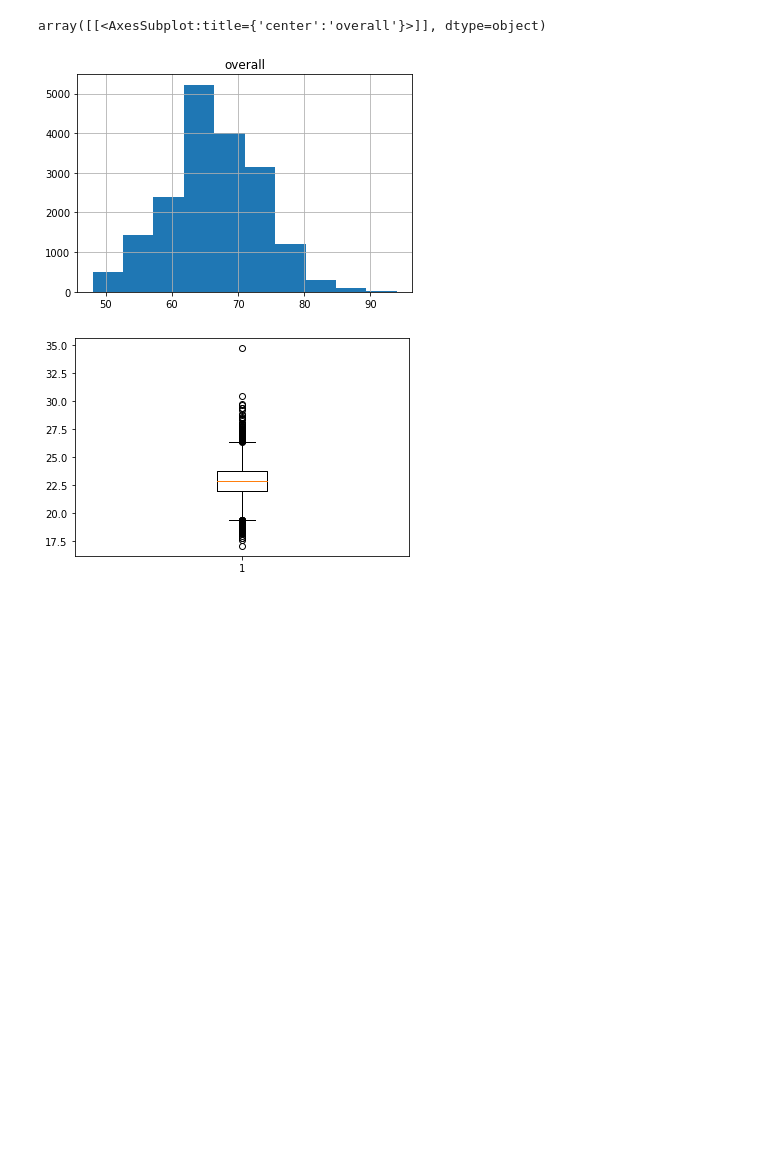
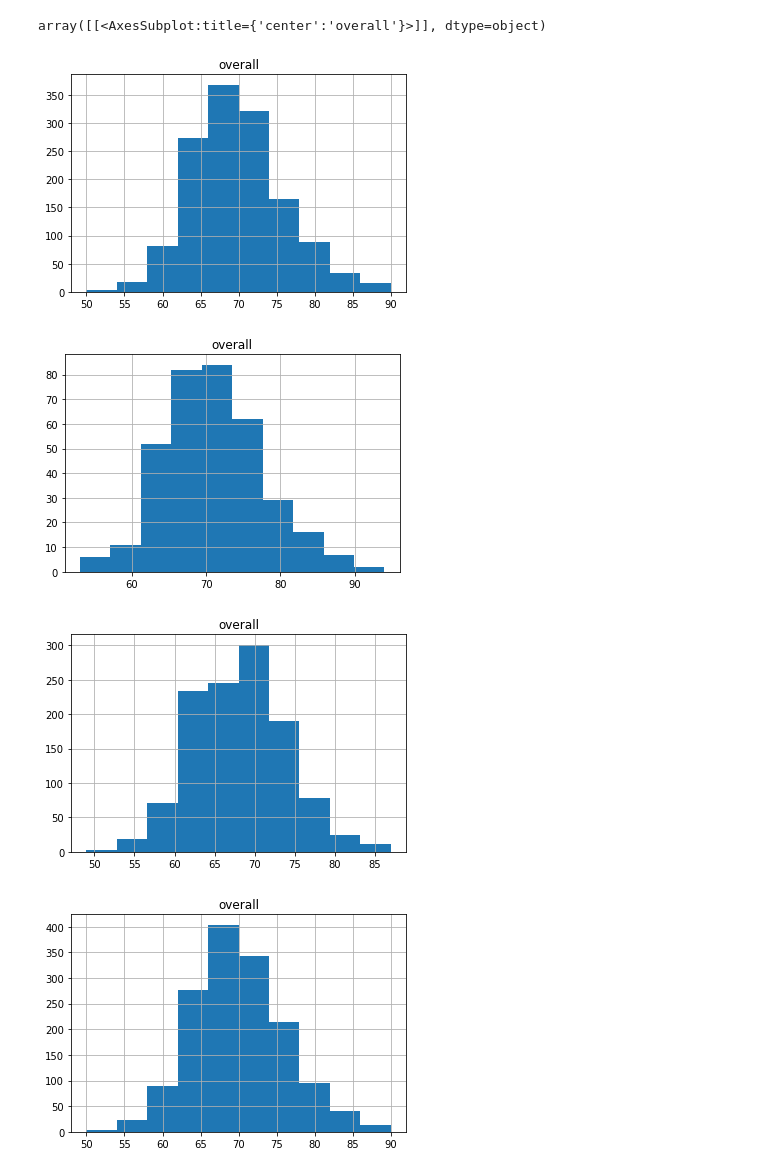
Before and after one commit to LaRuim/SDS-Project, a Jupyter notebook: scripts/graphs/Heatmap/footballers_graph_vis.ipynb, the cells around one changed output. Saved outputs shown, nothing was run; the diff lists cells and outputs as text; code cells hidden in the pictures; blank space fills up the shorter version.

```diff
--- a/scripts/graphs/Heatmap/footballers_graph_vis.ipynb
+++ b/scripts/graphs/Heatmap/footballers_graph_vis.ipynb
@@ -19,22 +19,21 @@ data
-# %%
-data.hist(column='overall')
-# %% [output]
-array([[<AxesSubplot:title={'center':'overall'}>]], dtype=object)
-[figure, removed]
-# %%
-import pandas as pd
-import numpy as np
-import matplotlib.pyplot as plt
-
-data = pd.read_csv("players_20.csv", encoding='cp1252')
-df = pd.DataFrame(data)
-bmi = []
-for ind in df.index:
-    bmi.append((10000*df['weight_kg'][ind])/(df['height_cm'][ind]*df['height_cm'][ind]))
-df['bmi'] = bmi
-plt.boxplot(df.bmi)
-plt.show()
-# plt.boxplot(data.height_cm)
-# plt.boxplot(data.weight_kg)
-# %% [output]
-[figure, removed]
+# %%
+import pandas as pd
+centre_backs = pd.read_csv("../../../datasets/Positionwise/centre_backs.csv")
+free_roamers = pd.read_csv("../../../datasets/Positionwise/free_roamers.csv")
+full_backs = pd.read_csv("../../../datasets/Positionwise/full_backs.csv")
+midfielders = pd.read_csv("../../../datasets/Positionwise/midfielders.csv")
+strikers = pd.read_csv("../../../datasets/Positionwise/strikers.csv")
+wingers = pd.read_csv("../../../datasets/Positionwise/wingers.csv")
+
+centre_backs.hist(column='overall')
+free_roamers.hist(column='overall')
+full_backs.hist(column='overall')
+midfielders.hist(column='overall')
+strikers.hist(column='overall')
+wingers.hist(column='overall')
+# %% [output]
+array([[<AxesSubplot:title={'center':'overall'}>]], dtype=object)
+[figure, added]
+[figure, added]
+[figure, added]
+[figure, added]
```
Also changed, not shown: parts of 3 cells of this notebook, 13 other files.
